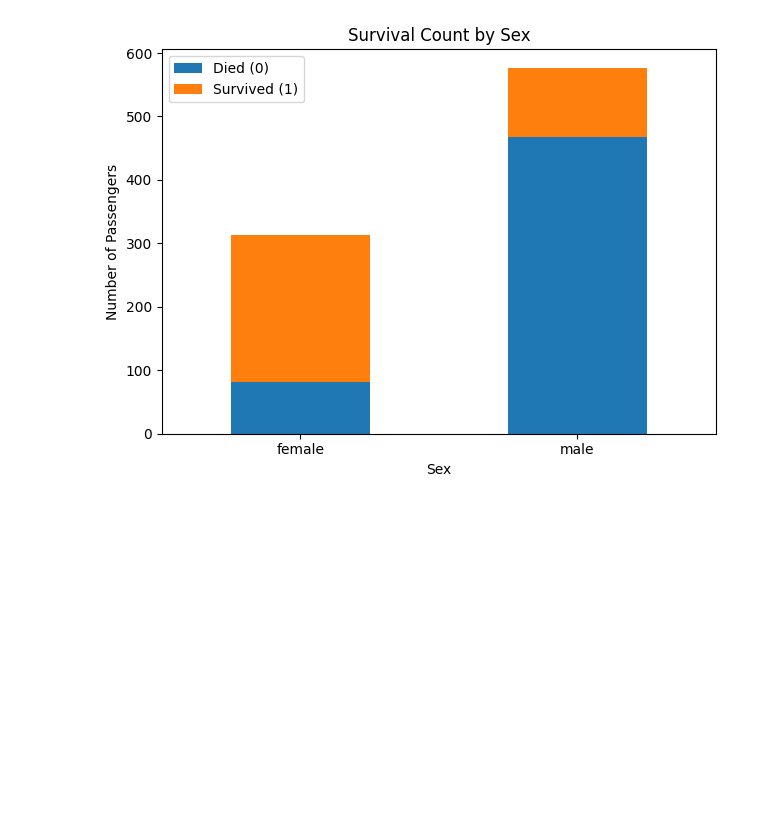
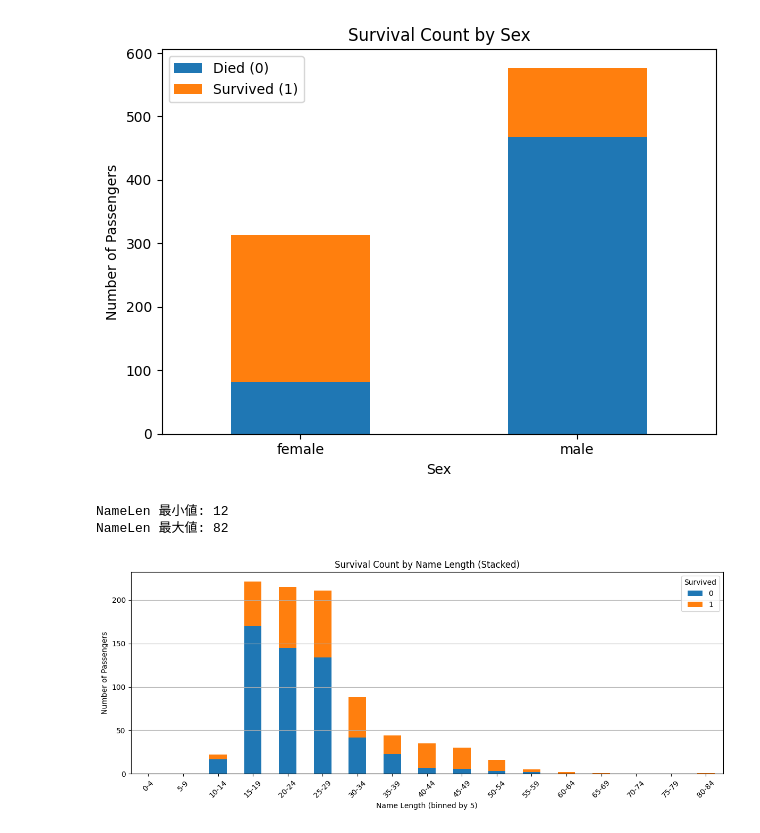
Before and after one commit to dz-u/kaggle_Titanic---Machine-Learning-from-Disaster, a Jupyter notebook: src/titanic_code.ipynb, the cells around one changed output. Saved outputs shown, nothing was run; the diff lists cells and outputs as text; code cells hidden in the pictures; blank space fills up the shorter version.

```diff
--- a/src/titanic_code.ipynb
+++ b/src/titanic_code.ipynb
@@ -186,3 +222,47 @@ plt.show()
 #女生存率高め
 # %% [output]
 [figure]
+# %%
+df_train["NameLen"] = df_train["Name"].apply(len)
+
+max_len = df_train["NameLen"].max()
+min_len = df_train["NameLen"].min()
+
+print("NameLen 最小値:", min_len)
+print("NameLen 最大値:", max_len)
+
+
+import numpy as np
+
+bins = np.arange(0, max_len + 5, 5)  # 0,5,10,...,max+5
+labels = [f"{bins[i]}-{bins[i+1]-1}" for i in range(len(bins)-1)]
+
+df_train["NameLenBin"] = pd.cut(df_train["NameLen"], bins=bins, labels=labels)
+
+name_survival_counts = (
+    df_train
+    .groupby(["NameLenBin", "Survived"])
+    .size()
+    .unstack()
+    .fillna(0)
+)
+
+import matplotlib.pyplot as plt
+
+name_survival_counts.plot(
+    kind="bar",
+    stacked=True,
+    figsize=(12, 5)
+)
+
+plt.xlabel("Name Length (binned by 5)")
+plt.ylabel("Number of Passengers")
+plt.title("Survival Count by Name Length (Stacked)")
+plt.xticks(rotation=45)
+plt.grid(axis="y")
+plt.tight_layout()
+plt.show()
+# %% [output]
+NameLen 最小値: 12
+NameLen 最大値: 82
+[figure, added]
```
Also changed, not shown: parts of 6 cells of this notebook, 1 other file.
